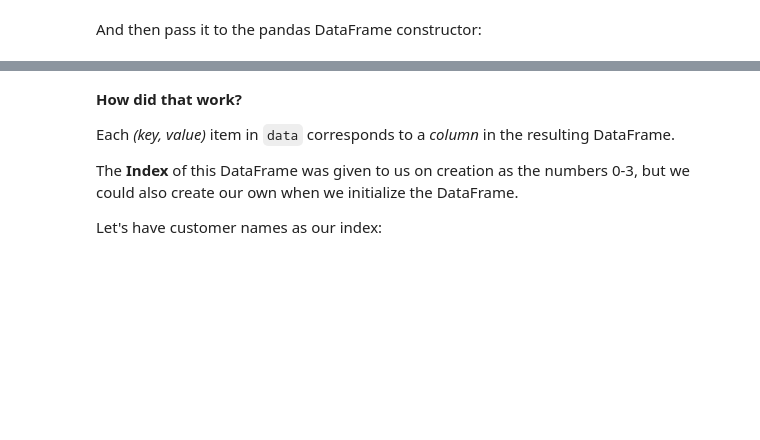
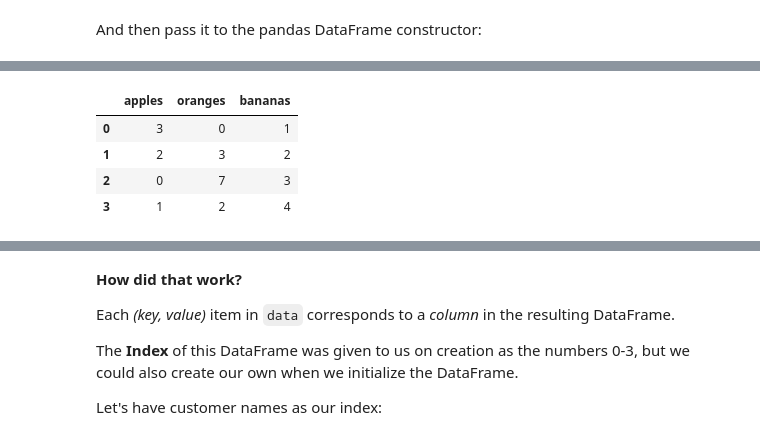
Before and after one commit to barbaroo/Machine-Learning, a Jupyter notebook: pandas/notebook.ipynb, the cells around one changed output, grey strips where cells are left out. Drawn from its saved outputs; the diff is of its cells as text; code cells hidden in the pictures; blank space fills up the shorter version.

```diff
--- a/pandas/notebook.ipynb
+++ b/pandas/notebook.ipynb
@@ -99,0 +110,10 @@ purchases
+# %%
+purchases['bananas'] = [1,2,3,4]
+# %%
+purchases
+# %% [output]
+|  | apples | oranges | bananas |
+| 0 | 3 | 0 | 1 |
+| 1 | 2 | 3 | 2 |
+| 2 | 0 | 7 | 3 |
+| 3 | 1 | 2 | 4 |
```
Also changed, not shown: parts of 51 cells of this notebook.
